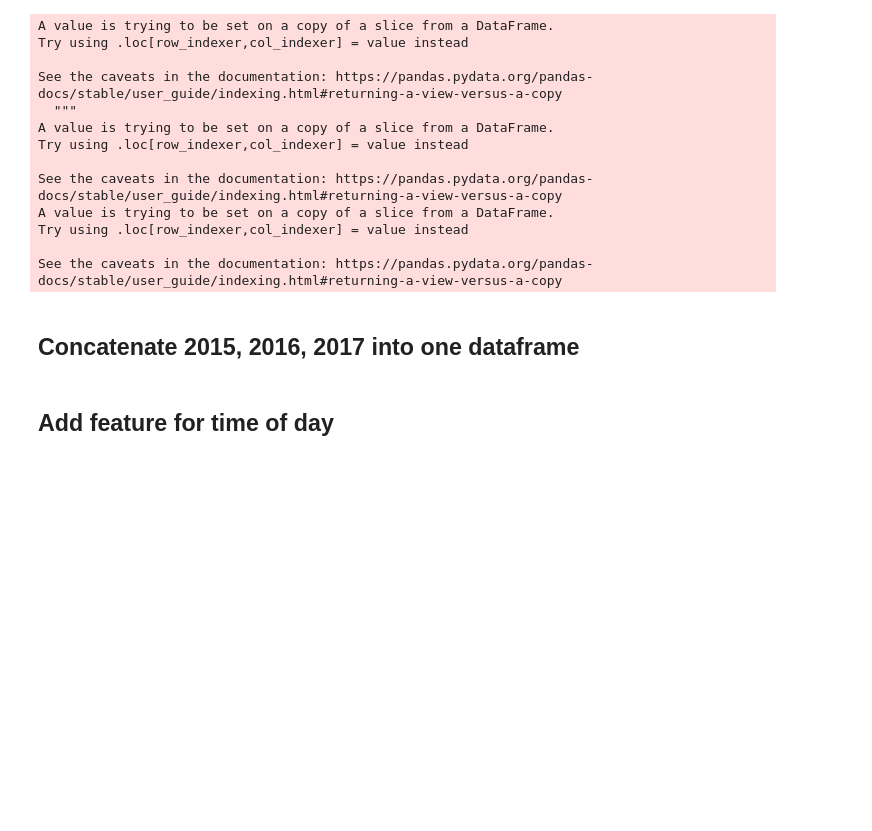
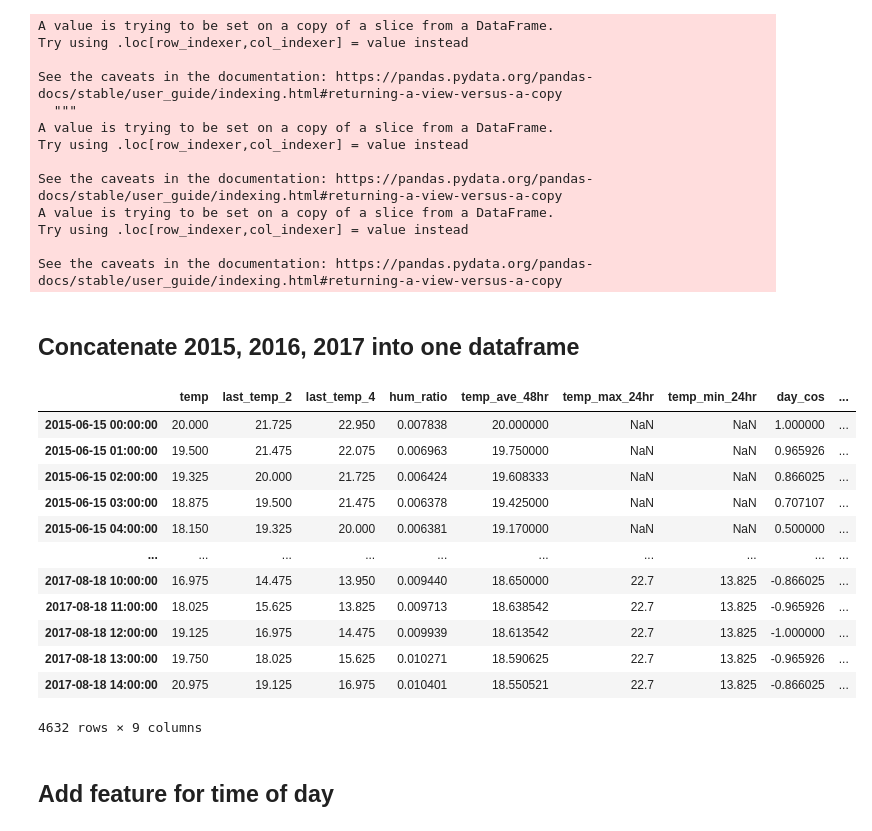
Before and after one commit to eta-lab/cooling-around, a Jupyter notebook: models/model_XGBoost.ipynb, the cells around one changed output. Saved outputs shown, nothing was run; the diff lists cells and outputs as text; code cells hidden in the pictures; blank space fills up the shorter version.

```diff
--- a/models/model_XGBoost.ipynb
+++ b/models/model_XGBoost.ipynb
@@ -188,6 +183,22 @@ See the caveats in the documentation: https://pandas.pydata.org/pandas-docs/stab
 # %%
 # save a single dataset with all years
 df_all_X = pd.concat(ls_X)
+# %%
+df_all_X
+# %% [output]
+|  | temp | last_temp_2 | last_temp_4 | hum_ratio | temp_ave_48hr | temp_max_24hr | temp_min_24hr | day_cos | ... |
+| 2015-06-15 00:00:00 | 20.000 | 21.725 | 22.950 | 0.007838 | 20.000000 | NaN | NaN | 1.000000 | ... |
+| 2015-06-15 01:00:00 | 19.500 | 21.475 | 22.075 | 0.006963 | 19.750000 | NaN | NaN | 0.965926 | ... |
+| 2015-06-15 02:00:00 | 19.325 | 20.000 | 21.725 | 0.006424 | 19.608333 | NaN | NaN | 0.866025 | ... |
+| 2015-06-15 03:00:00 | 18.875 | 19.500 | 21.475 | 0.006378 | 19.425000 | NaN | NaN | 0.707107 | ... |
+| 2015-06-15 04:00:00 | 18.150 | 19.325 | 20.000 | 0.006381 | 19.170000 | NaN | NaN | 0.500000 | ... |
+| ... | ... | ... | ... | ... | ... | ... | ... | ... | ... |
+| 2017-08-18 10:00:00 | 16.975 | 14.475 | 13.950 | 0.009440 | 18.650000 | 22.7 | 13.825 | -0.866025 | ... |
+| 2017-08-18 11:00:00 | 18.025 | 15.625 | 13.825 | 0.009713 | 18.638542 | 22.7 | 13.825 | -0.965926 | ... |
+| 2017-08-18 12:00:00 | 19.125 | 16.975 | 14.475 | 0.009939 | 18.613542 | 22.7 | 13.825 | -1.000000 | ... |
+| 2017-08-18 13:00:00 | 19.750 | 18.025 | 15.625 | 0.010271 | 18.590625 | 22.7 | 13.825 | -0.965926 | ... |
+| 2017-08-18 14:00:00 | 20.975 | 19.125 | 16.975 | 0.010401 | 18.550521 | 22.7 | 13.825 | -0.866025 | ... |
+4632 rows × 9 columns
 # %% [markdown]
 ## Add feature for time of day
 # %% [markdown]
```
Also changed, not shown: parts of 25 cells of this notebook.
